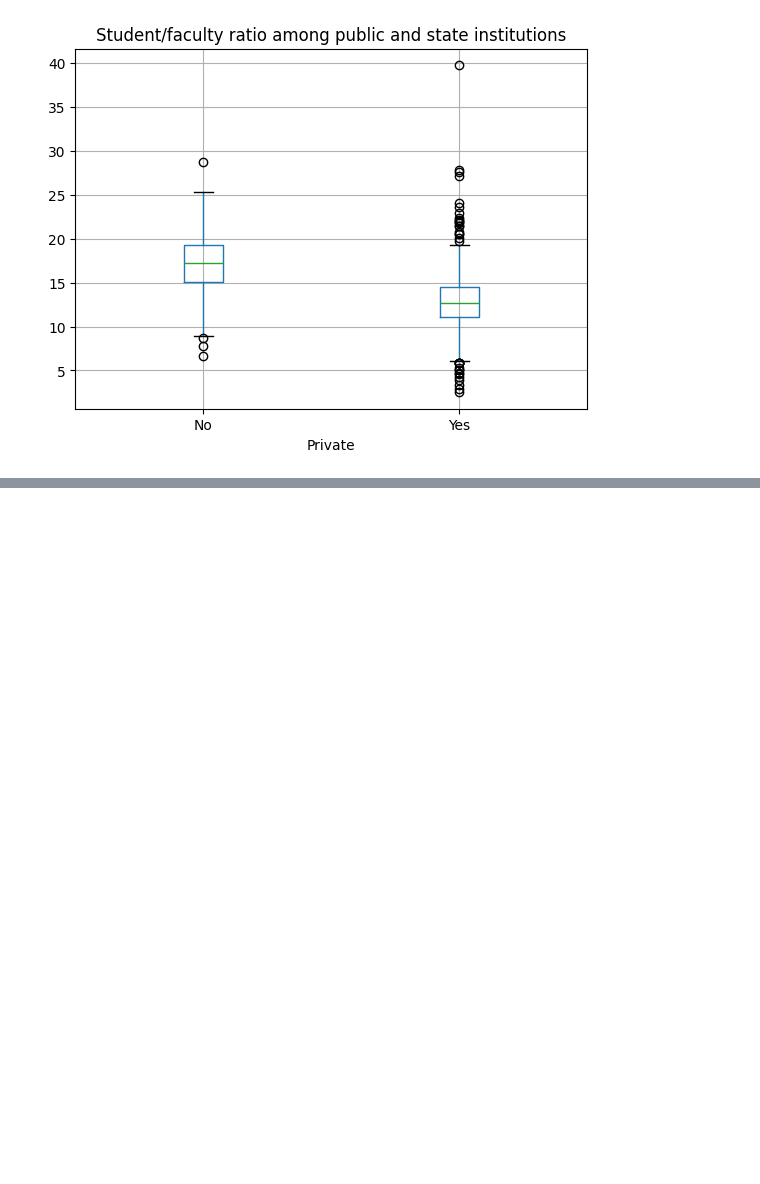
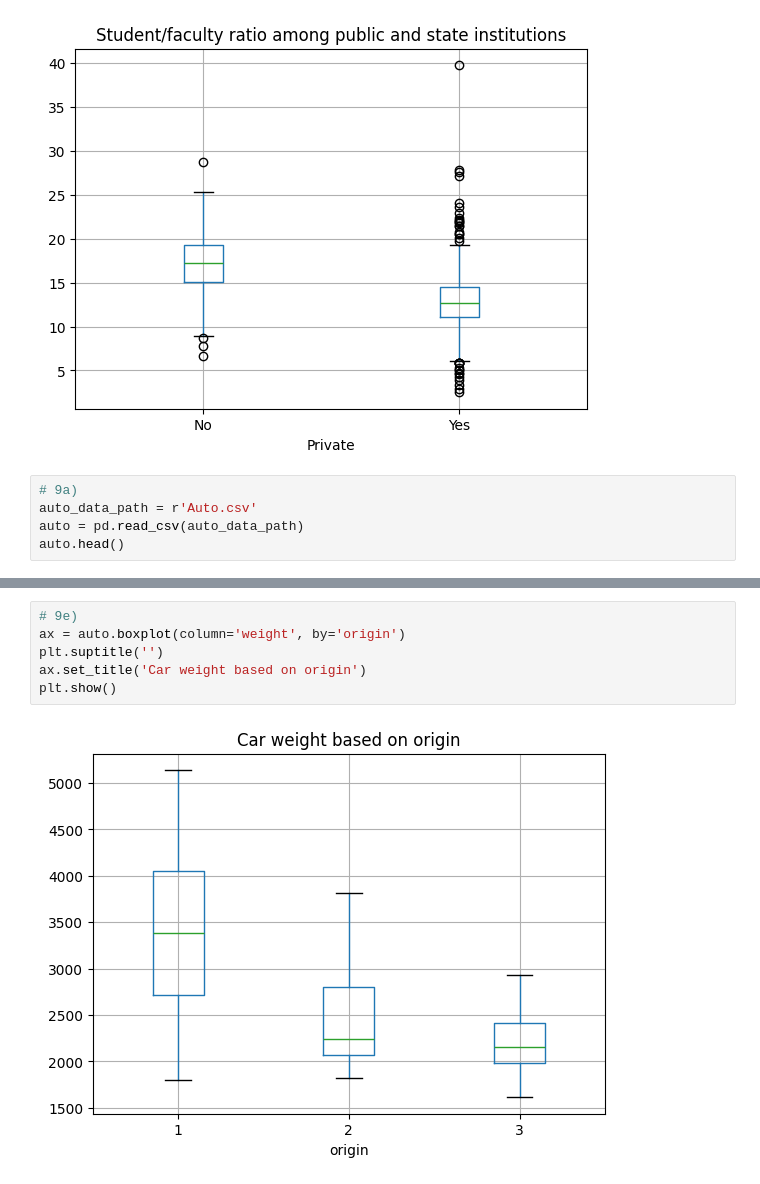
Before and after one commit to caoa0816/ISLP_labs, a Jupyter notebook: main/ch02.ipynb, the cells around one changed output, grey strips where cells are left out. Drawn from its saved outputs; the diff is of its cells as text; blank space fills up the shorter version.

```diff
--- a/main/ch02.ipynb
+++ b/main/ch02.ipynb
@@ -259,3 +258,8 @@ ax.set_title('Student/faculty ratio among public and state institutions')
 plt.show()
 # %% [output]
 [figure]
+# %%
+# 9a)
+auto_data_path = r'Auto.csv'
+auto = pd.read_csv(auto_data_path)
+auto.head()
@@ -261,0 +359,8 @@ plt.show()
+# %%
+# 9e)
+ax = auto.boxplot(column='weight', by='origin')
+plt.suptitle('')
+ax.set_title('Car weight based on origin')
+plt.show()
+# %% [output]
+[figure, added]
```
Also changed, not shown: parts of 16 cells of this notebook.
